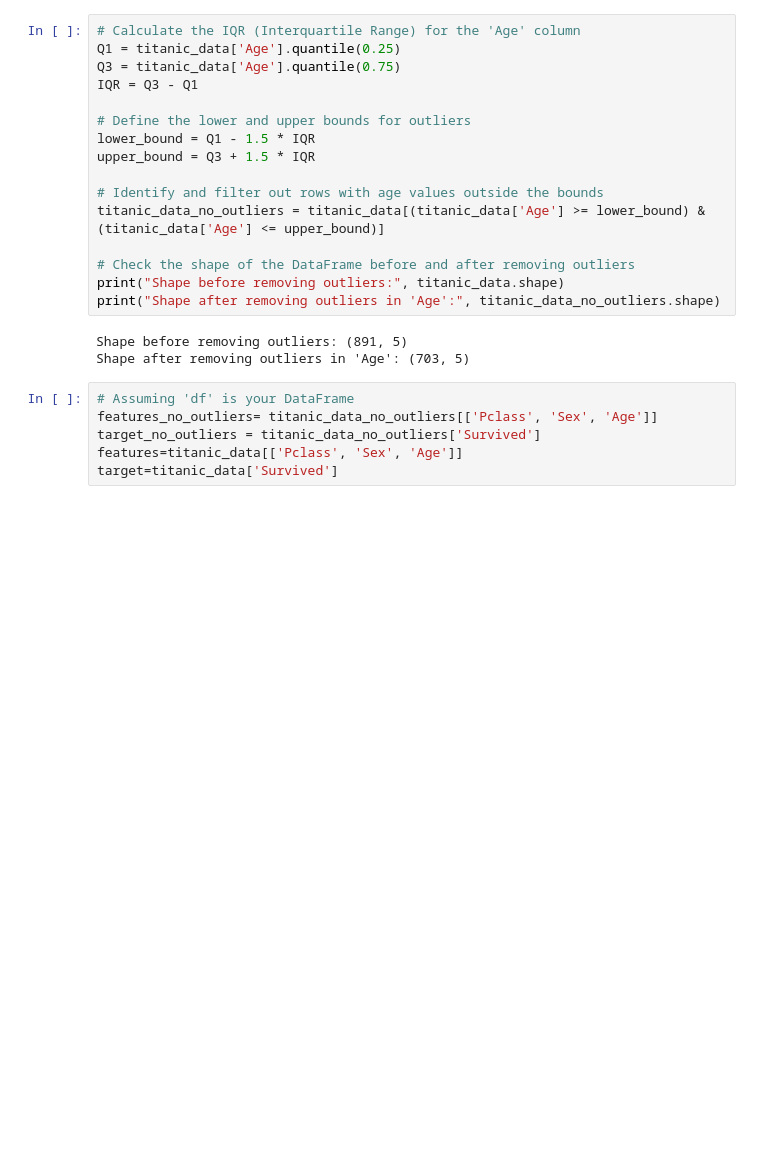
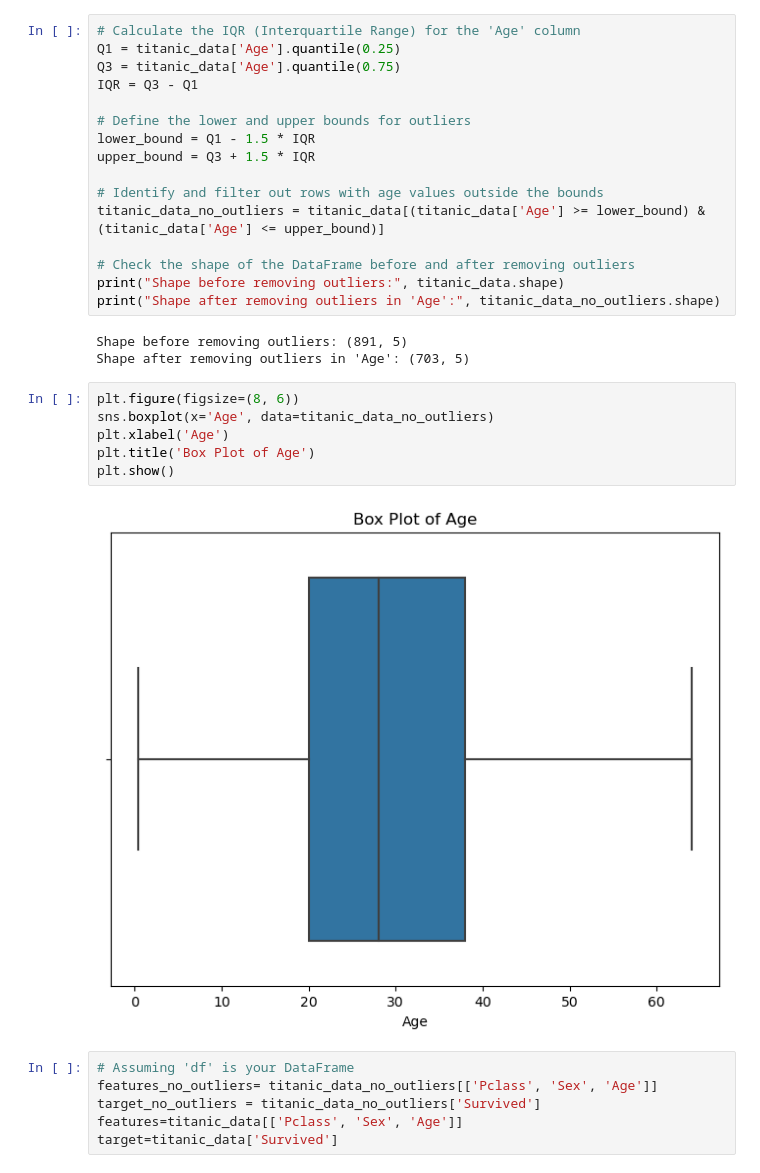
Before and after one commit to tahasheikh111/Titanic_Survived_Prediction, a Jupyter notebook: myfirst.ipynb, the cells around one changed output. Cells and saved outputs as stored; diff of their text form; blank space fills up the shorter version.

```diff
--- a/myfirst.ipynb
+++ b/myfirst.ipynb
@@ -271,6 +271,14 @@ print("Shape after removing outliers in 'Age':", titanic_data_no_outliers.shape)
 # %% [output]
 Shape before removing outliers: (891, 5)
 Shape after removing outliers in 'Age': (703, 5)
+# %%
+plt.figure(figsize=(8, 6))
+sns.boxplot(x='Age', data=titanic_data_no_outliers)
+plt.xlabel('Age')
+plt.title('Box Plot of Age')
+plt.show()
+# %% [output]
+[figure, added]
 # %%
 # Assuming 'df' is your DataFrame
 features_no_outliers= titanic_data_no_outliers[['Pclass', 'Sex', 'Age']]
```
Also changed, not shown: parts of 17 cells of this notebook, 1 other file.
